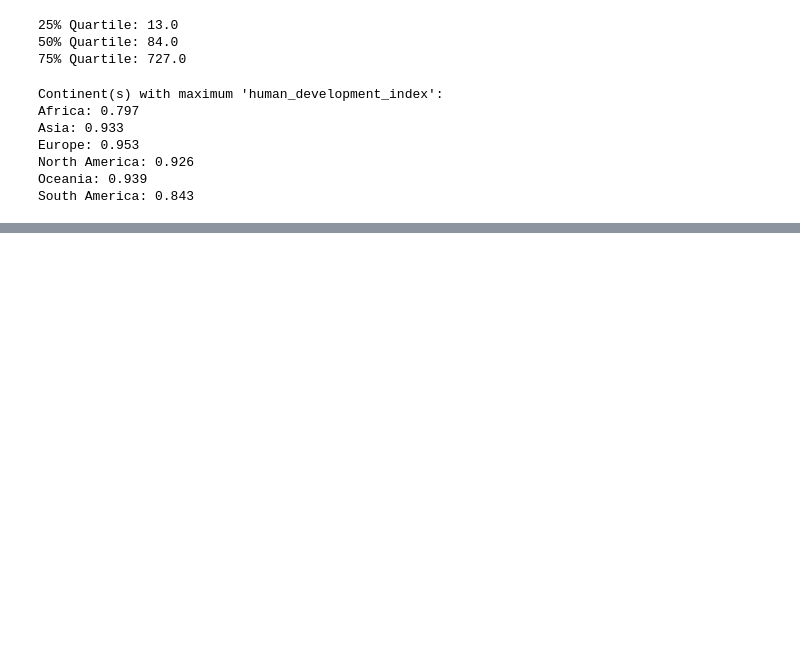
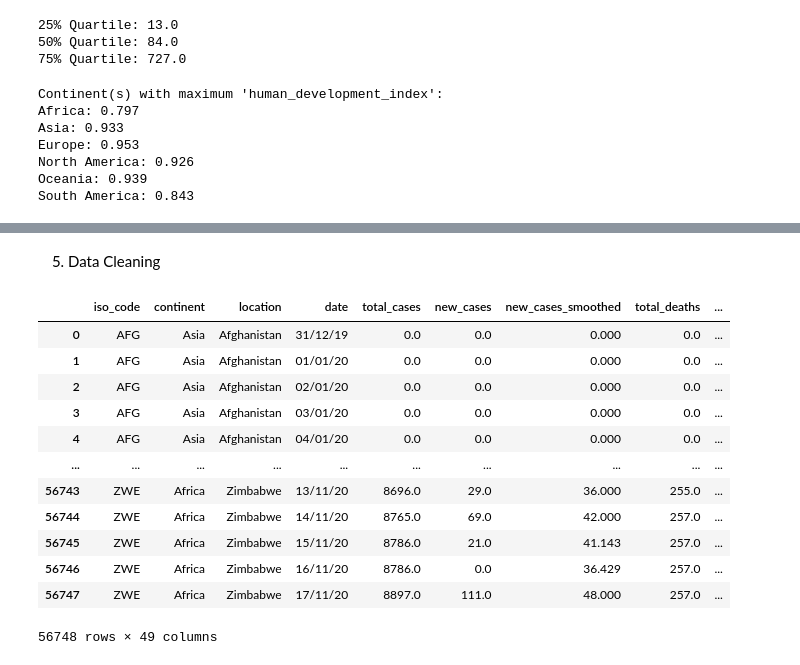
Before and after one commit to annmariajoypathippallil/Edyoda, a Jupyter notebook: Final_Project_Data_Wrangling.ipynb, the cells around one changed output, grey strips where cells are left out. Saved outputs shown, nothing was run; the diff lists cells and outputs as text; code cells hidden in the pictures; blank space fills up the shorter version.

```diff
--- a/Final_Project_Data_Wrangling.ipynb
+++ b/Final_Project_Data_Wrangling.ipynb
@@ -140,0 +173,21 @@ South America: 0.843
+# %% [markdown]
+5. Data Cleaning
+# %%
+
+# a. Remove all duplicate observations
+datas = data.drop_duplicates()
+datas
+# %% [output]
+|  | iso_code | continent | location | date | total_cases | new_cases | new_cases_smoothed | total_deaths | ... |
+| 0 | AFG | Asia | Afghanistan | 31/12/19 | 0.0 | 0.0 | 0.000 | 0.0 | ... |
+| 1 | AFG | Asia | Afghanistan | 01/01/20 | 0.0 | 0.0 | 0.000 | 0.0 | ... |
+| 2 | AFG | Asia | Afghanistan | 02/01/20 | 0.0 | 0.0 | 0.000 | 0.0 | ... |
+| 3 | AFG | Asia | Afghanistan | 03/01/20 | 0.0 | 0.0 | 0.000 | 0.0 | ... |
+| 4 | AFG | Asia | Afghanistan | 04/01/20 | 0.0 | 0.0 | 0.000 | 0.0 | ... |
+| ... | ... | ... | ... | ... | ... | ... | ... | ... | ... |
+| 56743 | ZWE | Africa | Zimbabwe | 13/11/20 | 8696.0 | 29.0 | 36.000 | 255.0 | ... |
+| 56744 | ZWE | Africa | Zimbabwe | 14/11/20 | 8765.0 | 69.0 | 42.000 | 257.0 | ... |
+| 56745 | ZWE | Africa | Zimbabwe | 15/11/20 | 8786.0 | 21.0 | 41.143 | 257.0 | ... |
+| 56746 | ZWE | Africa | Zimbabwe | 16/11/20 | 8786.0 | 0.0 | 36.429 | 257.0 | ... |
+| 56747 | ZWE | Africa | Zimbabwe | 17/11/20 | 8897.0 | 111.0 | 48.000 | 257.0 | ... |
+56748 rows × 49 columns
```
Also changed, not shown: parts of 21 cells of this notebook.
